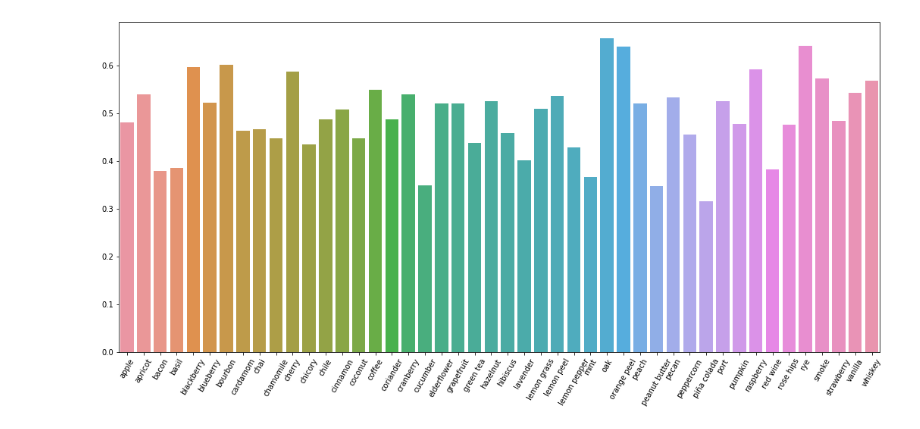
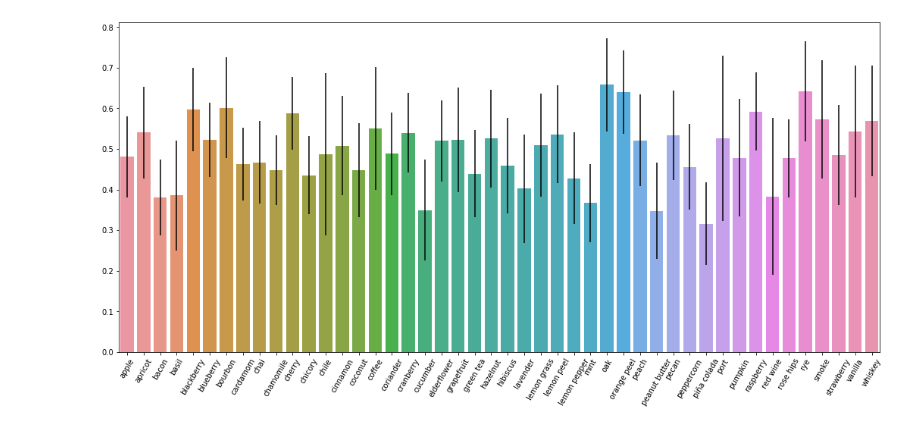
Before and after one commit to SeverineSoltani/Rating_Beer_Styles_and_Additions, a Jupyter notebook: Beers.ipynb, the cells around one changed output. Saved outputs shown, nothing was run; the diff lists cells and outputs as text; code cells hidden in the pictures.

Commit message:
Added stdev bars

```diff
--- a/Beers.ipynb
+++ b/Beers.ipynb
@@ -12,7 +32,7 @@ flavor_stdev = (list(data.std()))
 # %%
 plt.figure(figsize = (18, 8))
-ax = sns.barplot(x = flavors, y = avg_flavor_rating, ci = flavor_stdev)
+ax = sns.barplot(x = flavors, y = avg_flavor_rating, yerr = flavor_stdev, ci = 'sd')
 ax.set_xticklabels(ax.get_xticklabels(), rotation = 60)
 plt.show()
 # %% [output]
-[figure, old version]
+[figure, new version]
```
Also changed, not shown: parts of 1 cell of this notebook.
